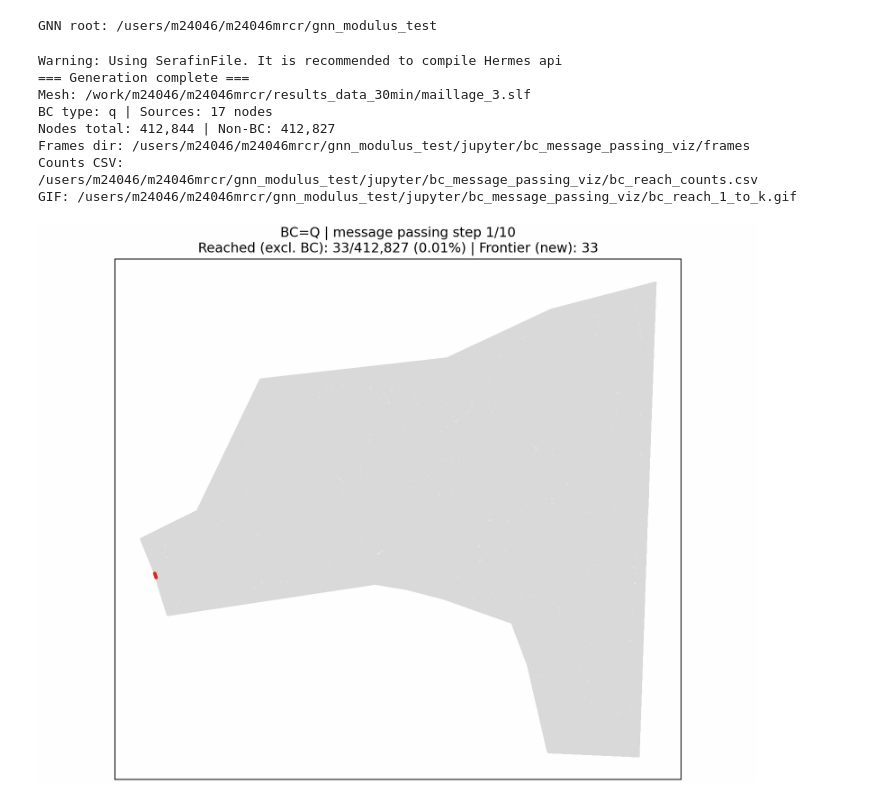
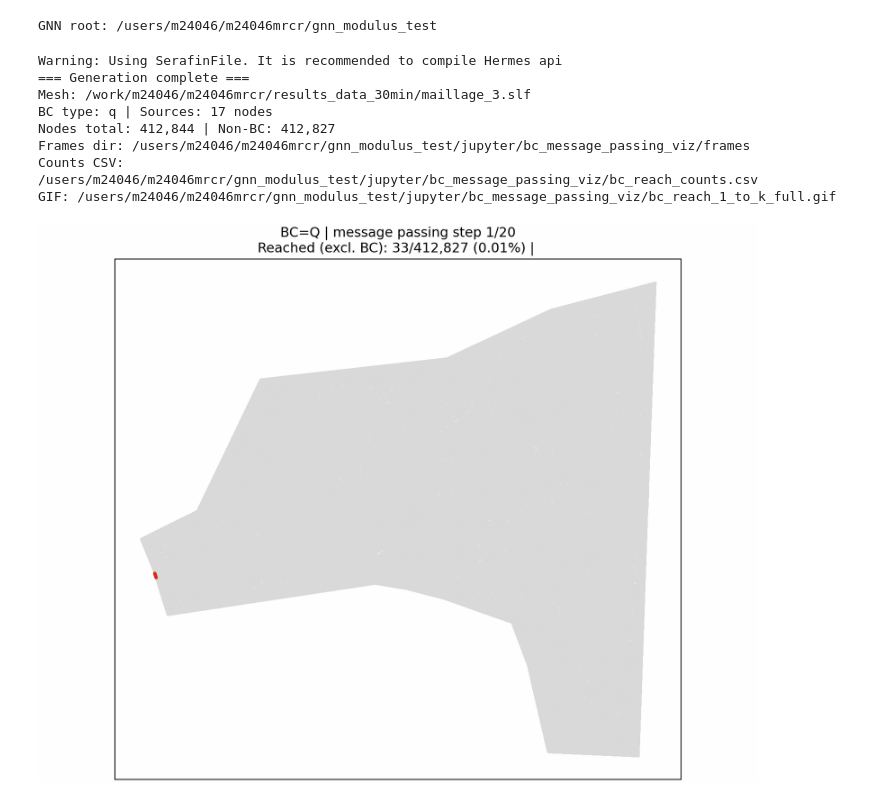
Before and after one commit to vmerc/gnn_modulus_test, a Jupyter notebook: jupyter/viz_bc_message_passing.ipynb, the cells around one changed output. Saved outputs shown, nothing was run; the diff lists cells and outputs as text; code cells hidden in the pictures.

Commit message:
changement des tests

```diff
--- a/jupyter/viz_bc_message_passing.ipynb
+++ b/jupyter/viz_bc_message_passing.ipynb
@@ -155,7 +155,7 @@ MESH_FILE =  '/work/m24046/m24046mrcr/results_data_30min/maillage_3.slf'
 CLI_FILE = '/work/m24046/m24046mrcr/results_data_30min/cli'  # set to None if BC are embedded
 
 BC_TYPE = 'q'          # one of: 'q', 'h', 'wall', 'all'
-MAX_HOPS = 10
+MAX_HOPS = 20
 
 OUTPUT_DIR = GNN_ROOT / 'jupyter' / 'bc_message_passing_viz'
 DPI = 180
@@ -247,8 +247,7 @@ for step in range(1, max_hops + 1):
     ax.set_yticks([])
     ax.set_title(
         f'BC={BC_TYPE.upper()} | message passing step {step}/{max_hops}\n'
-        f'Reached (excl. BC): {reached_excluding_bc:,}/{non_bc_count:,} ({100.0 * frac_excluding_bc:.2f}%) | '
-        f'Frontier (new): {newly_reached_excluding_bc:,}',
+        f'Reached (excl. BC): {reached_excluding_bc:,}/{non_bc_count:,} ({100.0 * frac_excluding_bc:.2f}%) | ',
         fontsize=12,
     )
 
@@ -260,37 +259,37 @@ for step in range(1, max_hops + 1):
 counts_csv = OUTPUT_DIR / 'bc_reach_counts.csv'
 save_counts_csv(csv_rows, counts_csv)
 
-gif_path = OUTPUT_DIR / 'bc_reach_1_to_k.gif'
+gif_path = OUTPUT_DIR / 'bc_reach_1_to_k_full.gif'
 gif_ok = False
 if not SKIP_GIF:
     gif_ok = save_gif_with_pillow(frame_paths, gif_path, fps=FPS)
 
 print('=== Generation complete ===')
 print(f'Mesh: {mesh_file}')
 print(f'BC type: {BC_TYPE} | Sources: {bc_count:,} nodes')
 print(f'Nodes total: {num_nodes:,} | Non-BC: {non_bc_count:,}')
 print(f'Frames dir: {frames_dir}')
 print(f'Counts CSV: {counts_csv}')
 if SKIP_GIF:
     print('GIF: skipped (SKIP_GIF=True)')
 elif gif_ok:
     print(f'GIF: {gif_path}')
 else:
     print('GIF: not created (install Pillow).')
 
 if gif_ok:
     try:
         from IPython.display import Image, display
         display(Image(filename=str(gif_path)))
     except Exception:
         pass
 # %% [output]
 Warning: Using SerafinFile. It is recommended to compile Hermes api
 === Generation complete ===
 Mesh: /work/m24046/m24046mrcr/results_data_30min/maillage_3.slf
 BC type: q | Sources: 17 nodes
 Nodes total: 412,844 | Non-BC: 412,827
 Frames dir: /users/m24046/m24046mrcr/gnn_modulus_test/jupyter/bc_message_passing_viz/frames
 Counts CSV: /users/m24046/m24046mrcr/gnn_modulus_test/jupyter/bc_message_passing_viz/bc_reach_counts.csv
-GIF: /users/m24046/m24046mrcr/gnn_modulus_test/jupyter/bc_message_passing_viz/bc_reach_1_to_k.gif
+GIF: /users/m24046/m24046mrcr/gnn_modulus_test/jupyter/bc_message_passing_viz/bc_reach_1_to_k_full.gif
-[figure, old version]
+[figure, new version]
```
Also changed, not shown: 9 other files.
